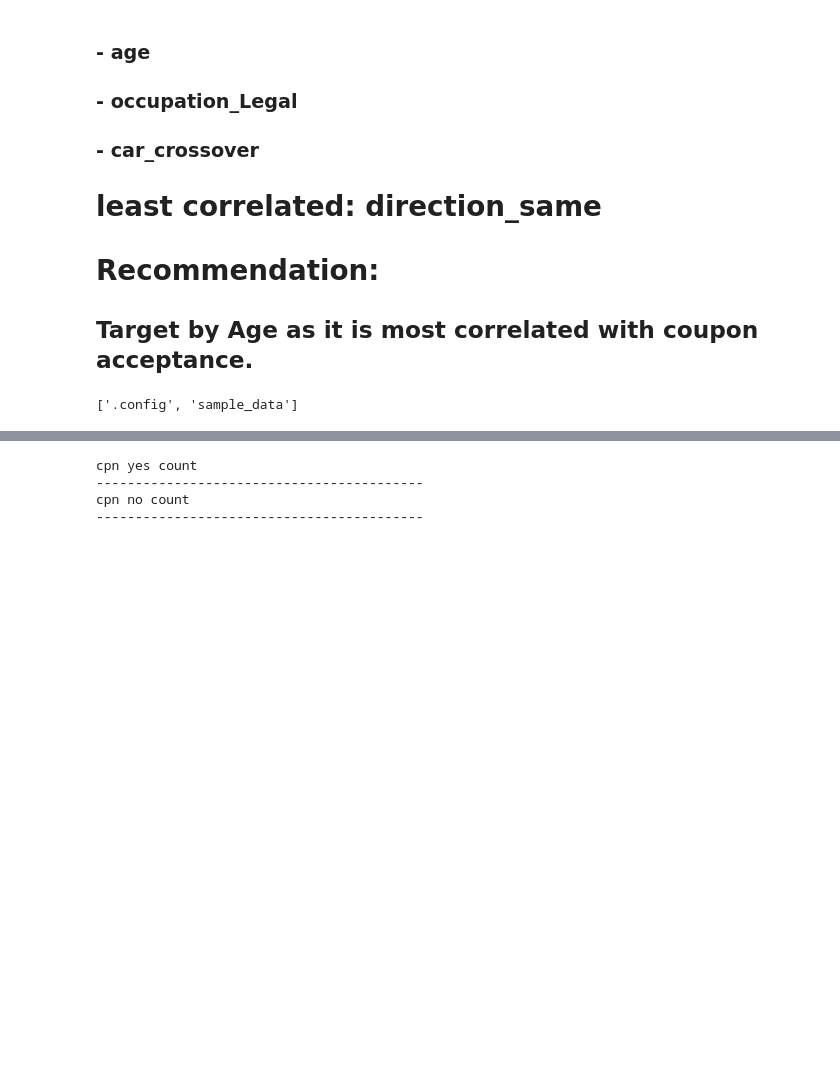
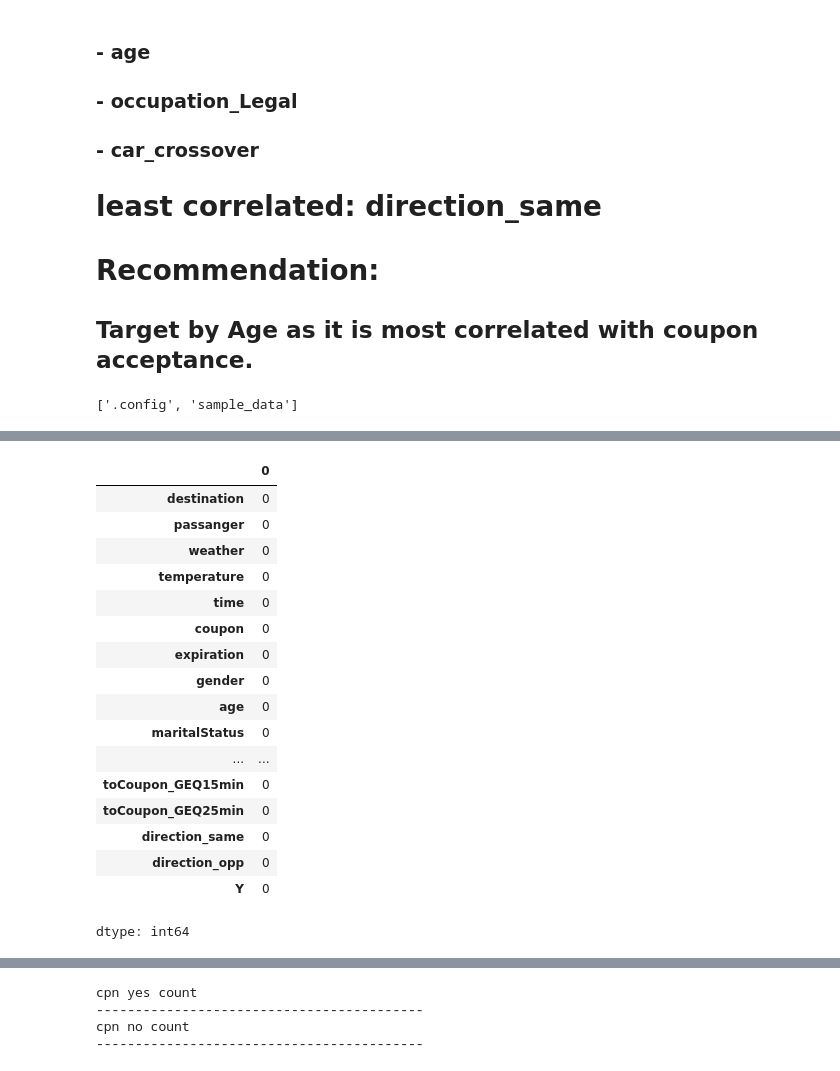
Before and after one commit to cfphpflex/AI-ML, a Jupyter notebook: UCB_5_1_Coupon_Study_EmilianoGaytan.ipynb, the cells around one changed output, grey strips where cells are left out. Drawn from its saved outputs; the diff is of its cells as text; code cells hidden in the pictures; blank space fills up the shorter version.

```diff
--- a/UCB_5_1_Coupon_Study_EmilianoGaytan.ipynb
+++ b/UCB_5_1_Coupon_Study_EmilianoGaytan.ipynb
@@ -75,6 +77,25 @@ cpn = pd.read_csv('/content/coupons.csv')
 # %%
 # Explore data
 # cpn.head()
 # cpn.describe()
 # cpn.info()
-# cpn.isna().sum()
+cpn.isna().sum()
+# %% [output]
+|  | 0 |
+| destination | 0 |
+| passanger | 0 |
+| weather | 0 |
+| temperature | 0 |
+| time | 0 |
+| coupon | 0 |
+| expiration | 0 |
+| gender | 0 |
+| age | 0 |
+| maritalStatus | 0 |
+| ... | ... |
+| toCoupon_GEQ15min | 0 |
+| toCoupon_GEQ25min | 0 |
+| direction_same | 0 |
+| direction_opp | 0 |
+| Y | 0 |
+dtype: int64
```
Also changed, not shown: parts of 19 cells of this notebook, 16 other files.
